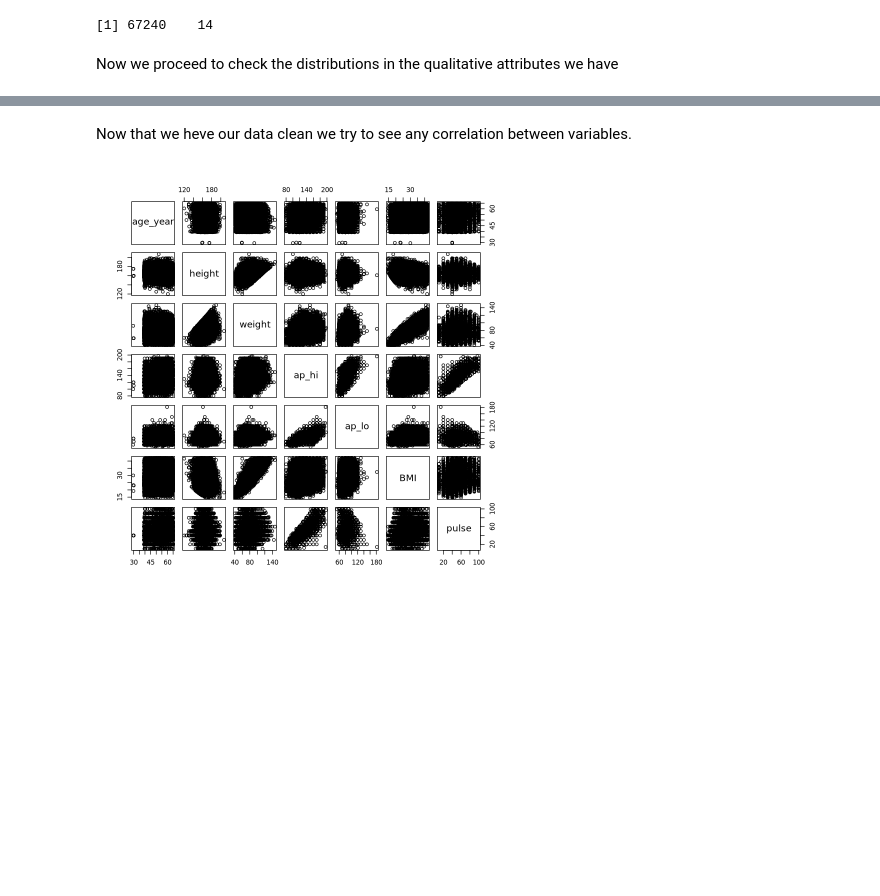
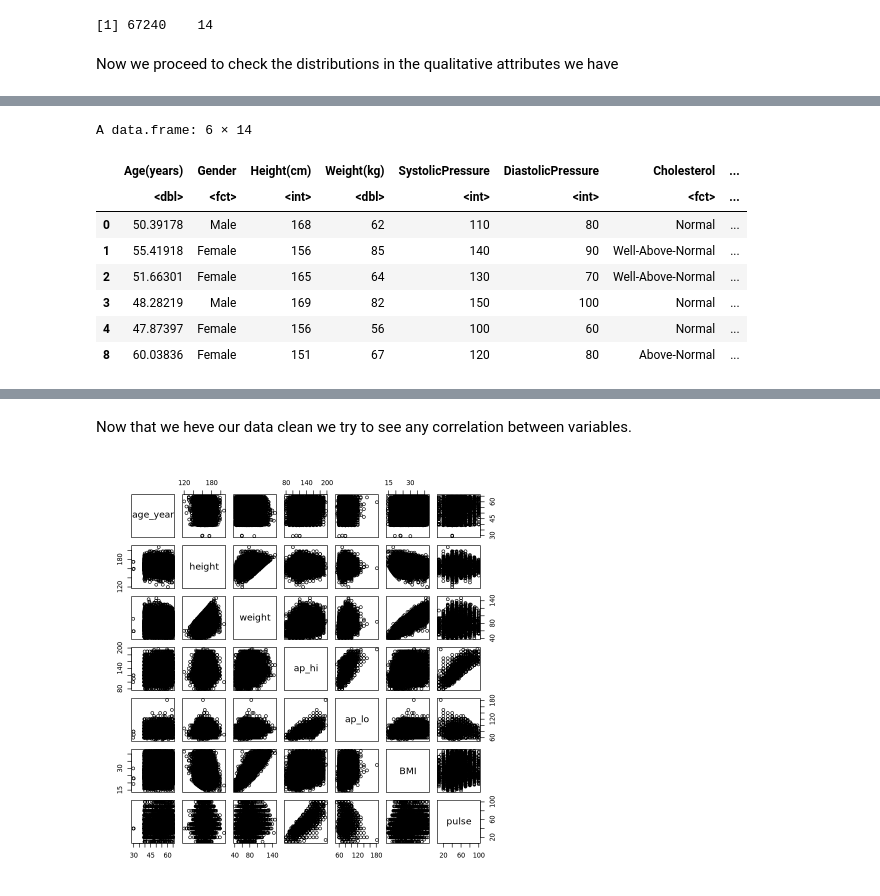
Before and after one commit to ethan-gr/Prj_DataSci, a Jupyter notebook: src/data_exploration_preparation.ipynb, the cells around one changed output, grey strips where cells are left out. Cells and saved outputs as stored; diff of their text form; code cells hidden in the pictures; blank space fills up the shorter version.

Commit message:
clean data update

```diff
--- a/src/data_exploration_preparation.ipynb
+++ b/src/data_exploration_preparation.ipynb
@@ -638,3 +650,16 @@ print(ggarrange(p1, p4, p5, p6, nrow=2, ncol=2))
+# %%
+colnames(data.clean) <- c("Age(years)", "Gender", "Height(cm)", "Weight(kg)", "SystolicPressure", "DiastolicPressure", "Cholesterol", "Glucose", "Smoke", "Alcohol", "Active", "cardio_disease", "BMI", "Pulse")
+head(data.clean)
+# %% [output]
+A data.frame: 6 × 14
+|  | Age(years) | Gender | Height(cm) | Weight(kg) | SystolicPressure | DiastolicPressure | Cholesterol | ... |
+|  | <dbl> | <fct> | <int> | <dbl> | <int> | <int> | <fct> | ... |
+| 0 | 50.39178 | Male | 168 | 62 | 110 | 80 | Normal | ... |
+| 1 | 55.41918 | Female | 156 | 85 | 140 | 90 | Well-Above-Normal | ... |
+| 2 | 51.66301 | Female | 165 | 64 | 130 | 70 | Well-Above-Normal | ... |
+| 3 | 48.28219 | Male | 169 | 82 | 150 | 100 | Normal | ... |
+| 4 | 47.87397 | Female | 156 | 56 | 100 | 60 | Normal | ... |
+| 8 | 60.03836 | Female | 151 | 67 | 120 | 80 | Above-Normal | ... |
 # %%
 # We save the clean data
 write.csv(data.clean, "../results/cardiovascular_disease_clean.csv", row.names=FALSE)
```
Also changed, not shown: parts of 9 cells of this notebook, 1 other file.
